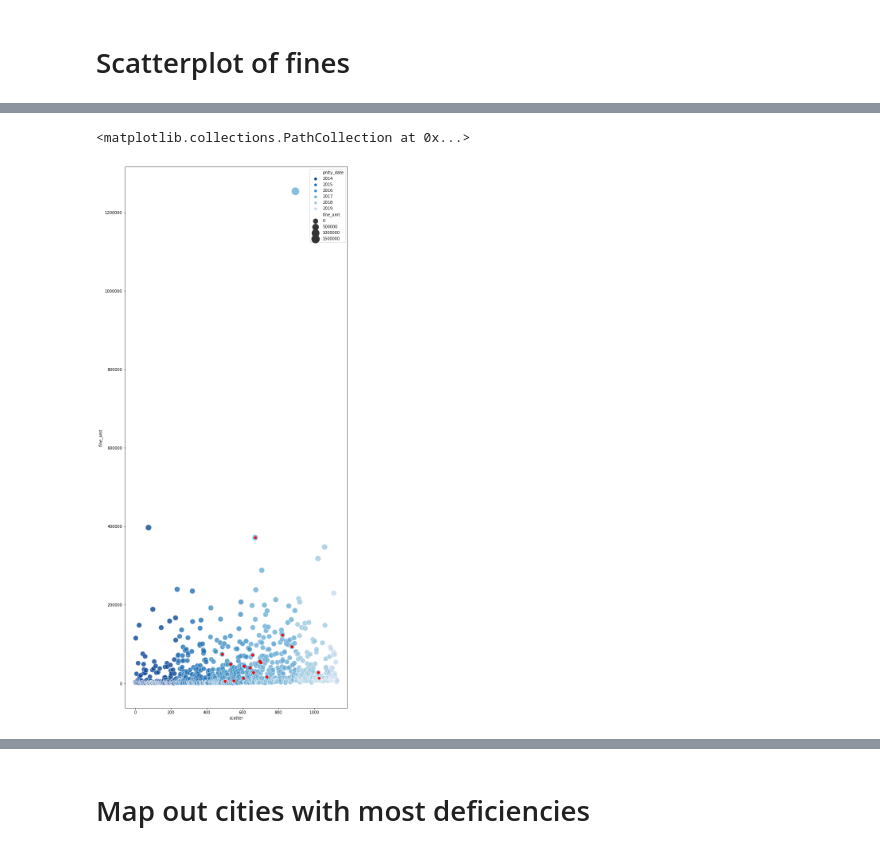
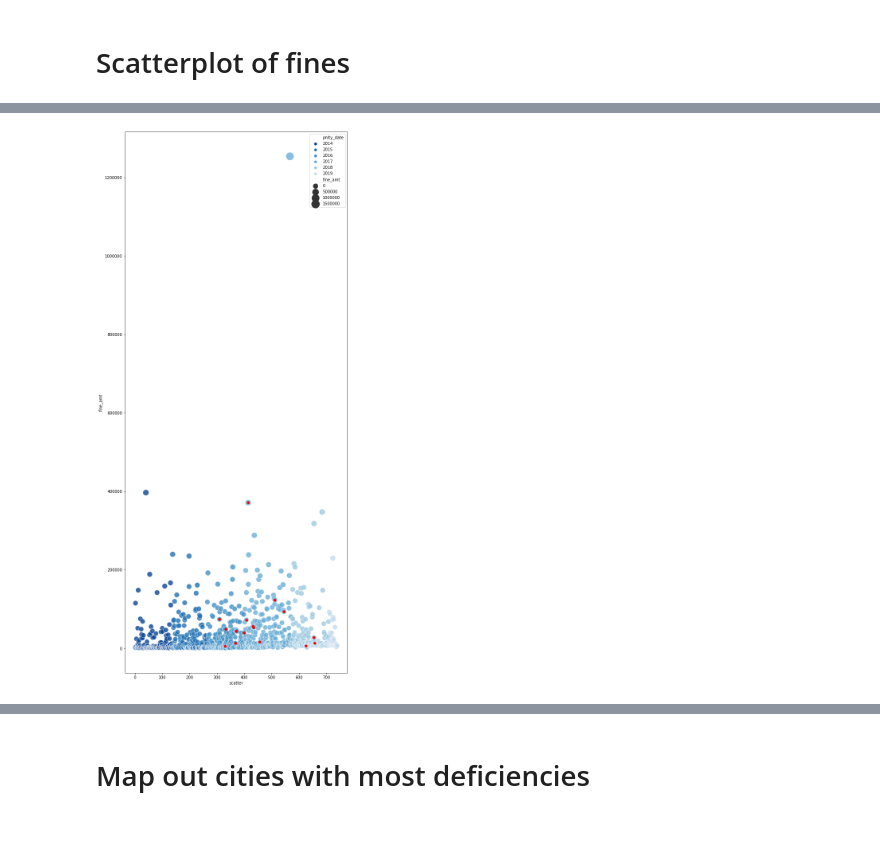
Before and after one commit to elenamlutz/elenamlutz.github.io, a Jupyter notebook: nursing-homes-texas/Nursing Homes in Texas.ipynb, the cells around one changed output, grey strips where cells are left out. Cells and saved outputs as stored; diff of their text form; code cells hidden in the pictures.

```diff
--- a/nursing-homes-texas/Nursing Homes in Texas.ipynb
+++ b/nursing-homes-texas/Nursing Homes in Texas.ipynb
@@ -351,40 +338,36 @@ df3['pnlty_date'] = df3.pnlty_date.astype(int)
 # %%
 colors = ['#084594', '#2171b5', '#4292c6', '#6baed6', '#9ecae1', '#c6dbef']
 fig, ax = plt.subplots(figsize=(10, 25))
 chart = sns.scatterplot(x="scatter",
                         y="fine_amt",
                         size="fine_amt",
                         palette=colors,
                         sizes=(140, 400),
                         hue = 'pnlty_date',
                         alpha=0.8,
                         data=df3,
                         ax=ax)
-plt.scatter(x=1023, y=27701, color='r')
-plt.scatter(x=660, y=27701, color='r')
-plt.scatter(x=823, y=123404, color='r')
-plt.scatter(x=875, y=93053, color='r')
-plt.scatter(x=486, y=73933, color='r')
-plt.scatter(x=656, y= 72508 , color='r')
-plt.scatter(x=696, y=55646, color='r')
-plt.scatter(x=702, y=53057, color='r')
-plt.scatter(x=696, y=55646, color='r')
-plt.scatter(x=533, y= 48815 , color='r')
-plt.scatter(x=641, y=39550, color='r')
-plt.scatter(x=608, y=43692, color='r')
-plt.scatter(x=1023, y=27701, color='r')
-plt.scatter(x=736, y= 16139 , color='r')
-plt.scatter(x=1026, y=13328, color='r')
-plt.scatter(x=604, y=13244, color='r')
-plt.scatter(x=552, y=6500, color='r')
-plt.scatter(x=501, y=5525, color='r')
-plt.scatter(x=670, y=371287, color='r')
+plt.scatter(x=655, y=27701, color='r')
+plt.scatter(x=512, y=123404, color='r')
+plt.scatter(x=545, y=93053, color='r')
+plt.scatter(x=309, y=73933, color='r')
+plt.scatter(x=408, y= 72508 , color='r')
+plt.scatter(x=431, y=55646, color='r')
+plt.scatter(x=435, y=53057, color='r')
+plt.scatter(x=332, y= 48815 , color='r')
+plt.scatter(x=399, y=39550, color='r')
+plt.scatter(x=371, y=43692, color='r')
+plt.scatter(x=457, y= 16139 , color='r')
+plt.scatter(x=658, y=13328, color='r')
+plt.scatter(x=368, y=13244, color='r')
+plt.scatter(x=625, y=6500, color='r')
+plt.scatter(x=329, y=5525, color='r')
+plt.scatter(x=414, y=371287, color='r')
 
 
-# plt.savefig("scatterplot.pdf")
+plt.savefig("scatterplot.pdf")
 # %% [output]
-<matplotlib.collections.PathCollection at 0x...>
-[figure, old version]
+[figure, new version]
 # %%
 texas_deficiencies.head()
 # %% [output]
```
Also changed, not shown: parts of 7 cells of this notebook, 7 other files.
